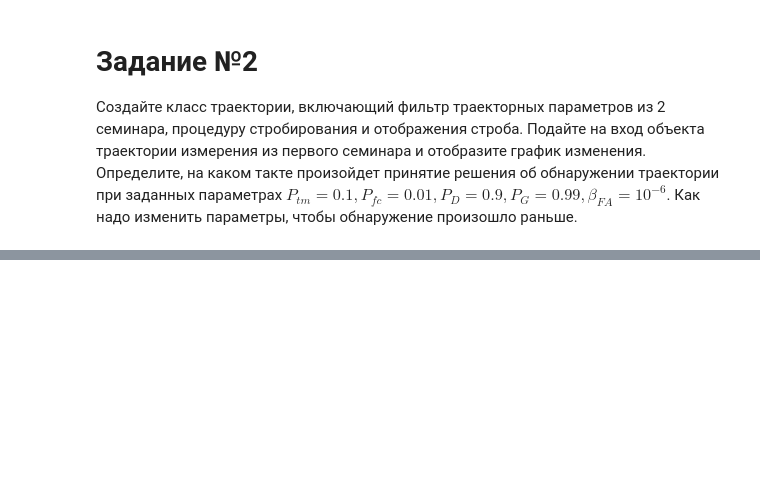
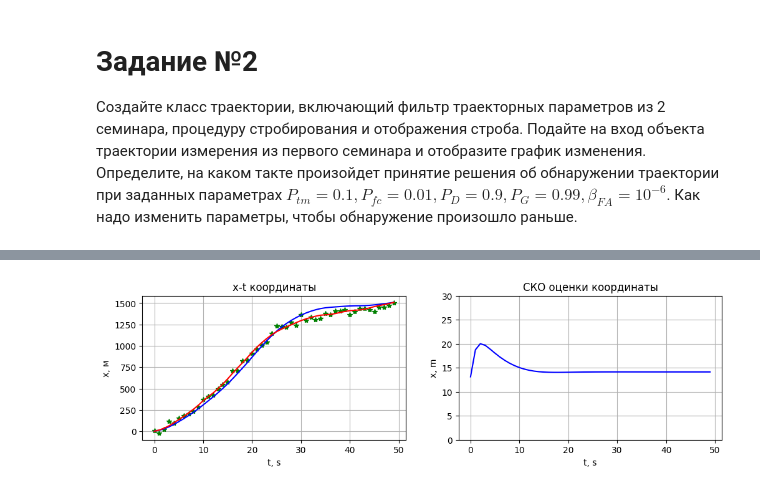
Before and after one commit to DmitryArtWorks/MTOS, a Jupyter notebook: sem03_sprt_detector.ipynb, the cells around one changed output, grey strips where cells are left out. Cells and saved outputs as stored; diff of their text form; code cells hidden in the pictures; blank space fills up the shorter version.

```diff
--- a/sem03_sprt_detector.ipynb
+++ b/sem03_sprt_detector.ipynb
@@ -108,0 +255,86 @@ $$\gamma_{low} = \ln \frac{P_{TM}}{1-P_{FC}} = \ln \frac{P_{пропуск.ПТ}
+# %%
+vmax = 50                   # априорные сведения о максимальной скорости движения цели
+kappa = 3                   # коэффициент расширения
+
+SV = (vmax/kappa)
+
+sz = 30     # СКО измерений
+sa = 1      # СКО модели оцениваемого процесса (sigma ax, ay)
+
+kf2 = KalmanFilter2D(sa, sa, sz)
+
+xf2 = []  # массив отфильтрованных координат x,y
+Pf2 = []  # массив ско отфильтрованных координат x,y
+phif = []
+Ppf2 = []
+
+dt = 1   # темп получения измерений
+
+# цикл по тактам траекторной обработки содержащим массивы измерений
+
+for i in range(len(x)):
+    z = np.array(  [x[i],
+                    Vx[i],
+                    y[i],
+                    Vy[i]]).reshape(4,1)    # считанное измерение за такт ТО
+    if i == 0:
+        # процедура инициализации вектора состояния
+        X2 = np.array([z[0].item(), # rho
+                      0,    # v_rho
+                      z[2].item(), # phi
+                      0]    # v_phi
+                      ).reshape(4,1)
+
+        P2 = np.array([[sa**2,   0,     0,     0  ],
+                      [  0,   SV**2,   0,     0  ],
+                      [  0,     0,   sa**2,   0  ],
+                      [  0,     0,     0,   SV**2 ]])
+
+
+    # предсказываем положение цели на сопровождении за такт ТО
+    (Xe2,Pe2,ze2,Se2) = kf2.predict(kf2.cv, kf2.hcv, X2, P2, dt)
+
+    # коррекция траекторий по результатам отождествления
+    (X2,P2) = kf2.correct(z)
+
+    # сохранение данных для отображения
+    xf2.append(X2[0])
+    phif.append(X2[2])
+    Pf2.append(np.sqrt(P2[0][0]))
+    Ppf2.append(np.sqrt(P2[2][2]))
+
+# рисуем оценку
+fig2, (ax11, ax12) = plt.subplots(1,2, figsize=(12,3))
+# текущее измерение и отфильтрованная координата, исходные данные
+
+ax11.plot(  X_log['time'], z_log[:,0], '*g',
+            X_log['time'], xf2, 'b',
+            X_log['time'], x, 'r')
+
+ax11.grid(), ax11.set_title('x-t координаты'), ax11.set_xlabel('t, s'), ax11.set_ylabel('x, м')
+
+ax12.plot(X_log['time'], Ppf2, 'b')
+ax12.grid(), ax12.set_title('СКО оценки координаты'), ax12.set_xlabel('t, s'), ax12.set_ylabel('x, m')
+ax12.set_ylim(0,30)
+
+
+fig, (ax1, ax2) = plt.subplots(1,2, figsize=(12,3))
+# текущее измерение и отфильтрованная координата, исходные данные
+
+ax1.plot(   X_log['time'], z_log[:,2], '*g',
+            X_log['time'], phif, 'b',
+            X_log['time'], y, 'r')
+ax1.grid(), ax1.set_title('y-t координаты'), ax1.set_xlabel('t, s'), ax1.set_ylabel('x, m')
+
+ax2.plot(X_log['time'], Pf2, 'b')
+ax2.grid(), ax2.set_title('СКО оценки координаты'), ax2.set_xlabel('t, s'), ax2.set_ylabel('x, m')
+ax2.set_ylim(0,30)
+pass
+
+xf2 = np.array(xf2).squeeze()
+phif = np.array(phif).squeeze()
+
+rho_filtered = np.sqrt(xf2**2 + phif**2)
+phi_filtered = np.arctan2(phif, xf2)
+# %% [output]
+[figure, added]
```
Also changed, not shown: parts of 11 cells of this notebook.
